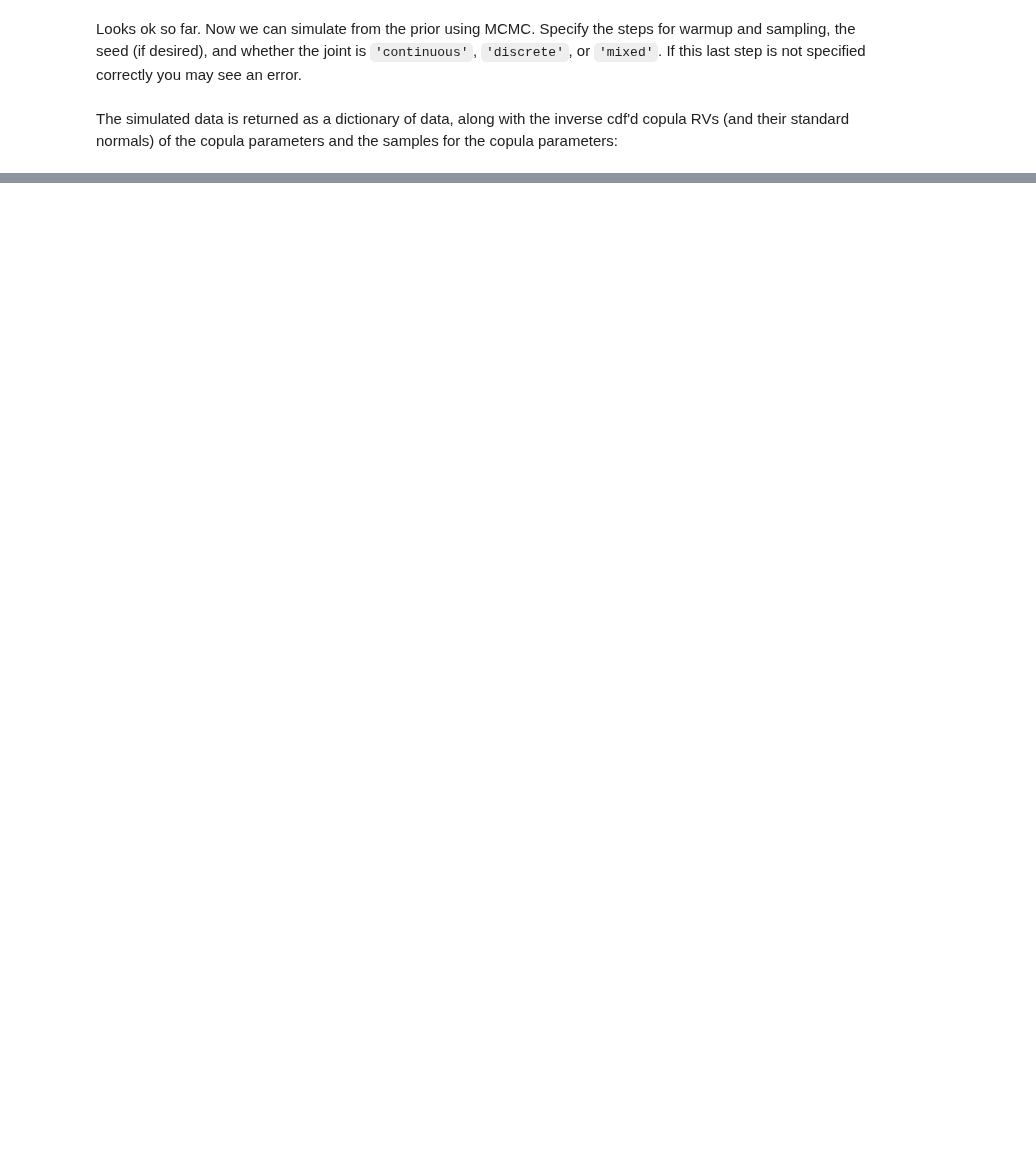
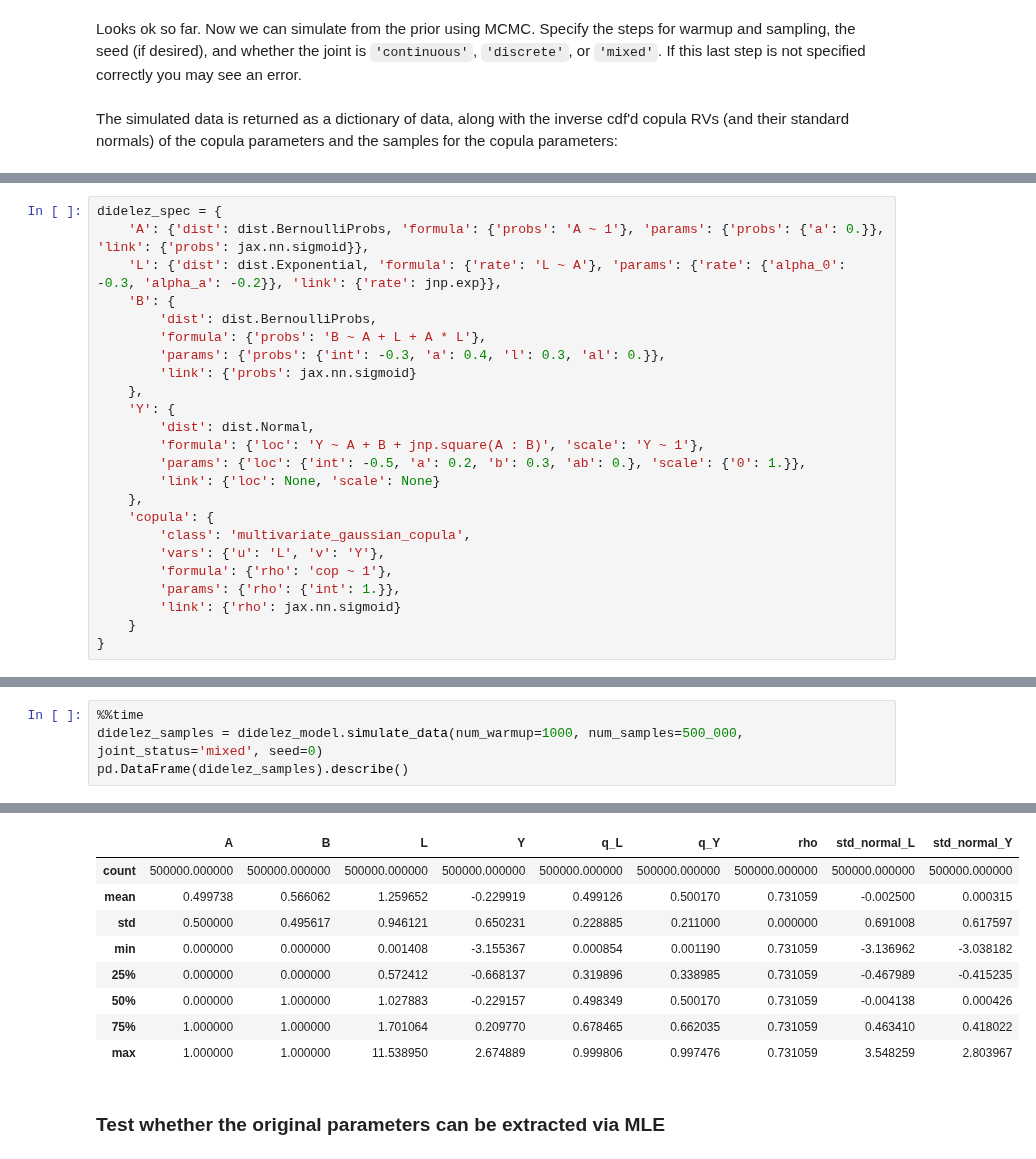
Before and after one commit to 12kleingordon34/Causal_Copulas, a Jupyter notebook: frugalCopyla/examples/basic_demo.ipynb, the cells around one changed output, grey strips where cells are left out. Drawn from its saved outputs; the diff is of its cells as text; blank space fills up the shorter version.

```diff
--- a/frugalCopyla/examples/basic_demo.ipynb
+++ b/frugalCopyla/examples/basic_demo.ipynb
@@ -96,0 +112,24 @@ pd.DataFrame(sim_data).describe()
+# %%
+didelez_spec = {
+    'A': {'dist': dist.BernoulliProbs, 'formula': {'probs': 'A ~ 1'}, 'params': {'probs': {'a': 0.}}, 'link': {'probs': jax.nn.sigmoid}},
+    'L': {'dist': dist.Exponential, 'formula': {'rate': 'L ~ A'}, 'params': {'rate': {'alpha_0': -0.3, 'alpha_a': -0.2}}, 'link': {'rate': jnp.exp}},
+    'B': {
+        'dist': dist.BernoulliProbs,
+        'formula': {'probs': 'B ~ A + L + A * L'},
+        'params': {'probs': {'int': -0.3, 'a': 0.4, 'l': 0.3, 'al': 0.}},
+        'link': {'probs': jax.nn.sigmoid}
+    },
+    'Y': {
+        'dist': dist.Normal,
+        'formula': {'loc': 'Y ~ A + B + jnp.square(A : B)', 'scale': 'Y ~ 1'},
+        'params': {'loc': {'int': -0.5, 'a': 0.2, 'b': 0.3, 'ab': 0.}, 'scale': {'0': 1.}},
+        'link': {'loc': None, 'scale': None}
+    },
+    'copula': {
+        'class': 'multivariate_gaussian_copula',
+        'vars': {'u': 'L', 'v': 'Y'},
+        'formula': {'rho': 'cop ~ 1'},
+        'params': {'rho': {'int': 1.}},
+        'link': {'rho': jax.nn.sigmoid}
+    }
+}
@@ -96,0 +158,5 @@ pd.DataFrame(sim_data).describe()
+# %%
+%%time
+didelez_samples = didelez_model.simulate_data(num_warmup=1000, num_samples=500_000, joint_status='mixed', seed=0)
+pd.DataFrame(didelez_samples).describe()
+# %% [output]
@@ -96,0 +165,11 @@ pd.DataFrame(sim_data).describe()
+|  | A | B | L | Y | q_L | q_Y | rho | std_normal_L | std_normal_Y |
+| count | 500000.000000 | 500000.000000 | 500000.000000 | 500000.000000 | 500000.000000 | 500000.000000 | 500000.000000 | 500000.000000 | 500000.000000 |
+| mean | 0.499738 | 0.566062 | 1.259652 | -0.229919 | 0.499126 | 0.500170 | 0.731059 | -0.002500 | 0.000315 |
+| std | 0.500000 | 0.495617 | 0.946121 | 0.650231 | 0.228885 | 0.211000 | 0.000000 | 0.691008 | 0.617597 |
+| min | 0.000000 | 0.000000 | 0.001408 | -3.155367 | 0.000854 | 0.001190 | 0.731059 | -3.136962 | -3.038182 |
+| 25% | 0.000000 | 0.000000 | 0.572412 | -0.668137 | 0.319896 | 0.338985 | 0.731059 | -0.467989 | -0.415235 |
+| 50% | 0.000000 | 1.000000 | 1.027883 | -0.229157 | 0.498349 | 0.500170 | 0.731059 | -0.004138 | 0.000426 |
+| 75% | 1.000000 | 1.000000 | 1.701064 | 0.209770 | 0.678465 | 0.662035 | 0.731059 | 0.463410 | 0.418022 |
+| max | 1.000000 | 1.000000 | 11.538950 | 2.674889 | 0.999806 | 0.997476 | 0.731059 | 3.548259 | 2.803967 |
+# %% [markdown]
+### Test whether the original parameters can be extracted via MLE
```
Also changed, not shown: parts of 13 cells of this notebook.
